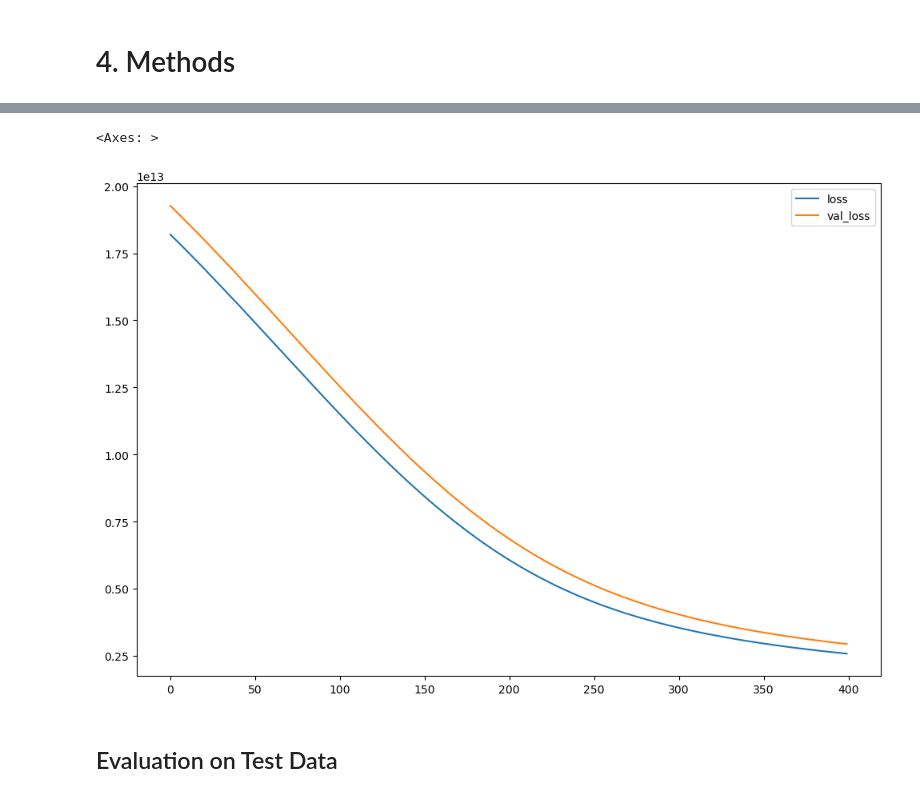
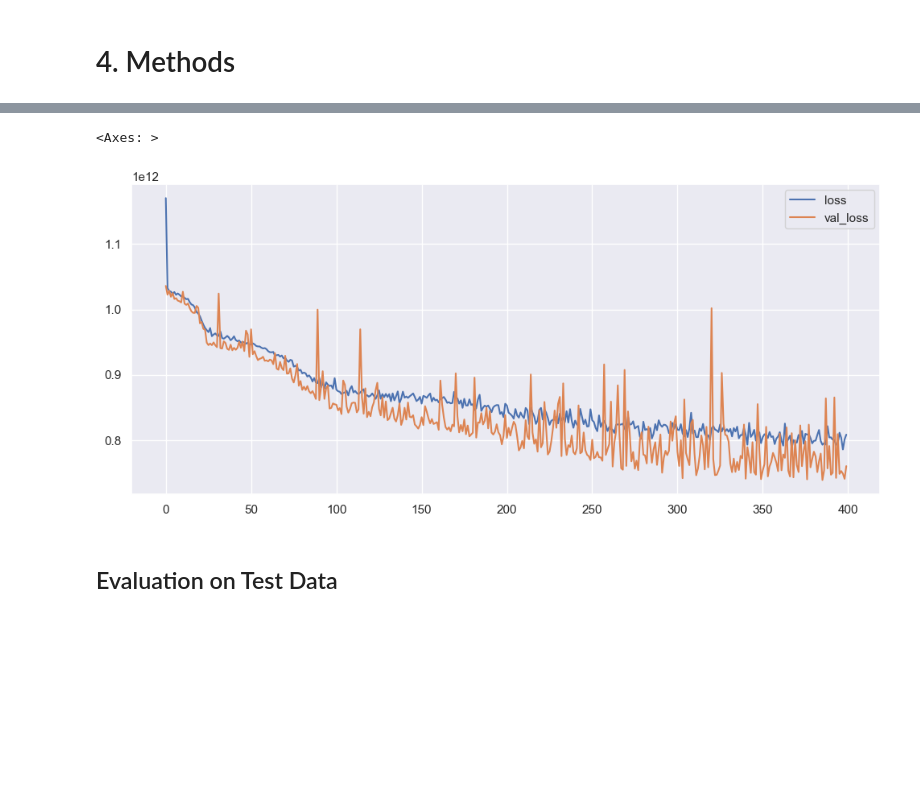
Before and after one commit to ednaldogoncalves/GBC-DeepLearning1, a Jupyter notebook: data/CanadaHousePrice.ipynb, the cells around one changed output, grey strips where cells are left out. Saved outputs shown, nothing was run; the diff lists cells and outputs as text; code cells hidden in the pictures; blank space fills up the shorter version.

```diff
--- a/data/CanadaHousePrice.ipynb
+++ b/data/CanadaHousePrice.ipynb
@@ -333,8 +284,8 @@ from sklearn.model_selection import train_test_split
 #filling NA's with the mean of the column:
 #data = data.fillna(data.mean())
 
-X = data.drop('price',axis =1).values
-y = data['price'].values
+X = data.drop('Price',axis =1).values
+y = data['Price'].values
 
 # split into 67% for train and 33% for test
 X_train, X_test, y_train, y_test = train_test_split(X, y, test_size=0.33, random_state=101)
@@ -441,3 +391,15 @@ def create_model():
     # Compile model
     model.compile(optimizer ='adam', loss = 'mse')
     return model
+# %%
+def create_model1():
+    # create model
+    model = Sequential()
+    model.add(Dense(128, input_dim=X.shape[1], activation='relu'))
+    model.add(Dense(64, activation='relu'))
+    model.add(Dense(32, activation='relu'))
+    model.add(Dense(1))
+    # Compile model
+    model.compile(optimizer ='adam', loss = 'mse')
+    return model
+model = create_model()
@@ -444,4 +409,5 @@ def create_model():
 # %%
-model = create_model()
+#model = create_model()
+model = create_model1()
 model.summary()
 # %% [output]
@@ -463,6 +429,6 @@ Trainable params: 1,731
 Non-trainable params: 0
 _________________________________________________________________
 # %%
-history = model.fit(X_train, y_train, validation_data=(X_test,y_test), epochs=400, batch_size=128, validation_split=0.2, verbose=2)
+history = model.fit(X_train, y_train, validation_data=(X_test,y_test), epochs=400, batch_size=128)
 # %% [output]
 Epoch 1/400
@@ -485,9 +451,9 @@ Epoch 400/400
 # %%
 loss_df = pd.DataFrame(model.history.history)
-loss_df.plot(figsize=(12,8))
+loss_df.plot(figsize=(12,5))
 # %% [output]
 <Axes: >
-[figure, old version]
+[figure, new version]
 # %% [markdown]
 ## Evaluation on Test Data
 # %%
```
Also changed, not shown: parts of 39 cells of this notebook.
